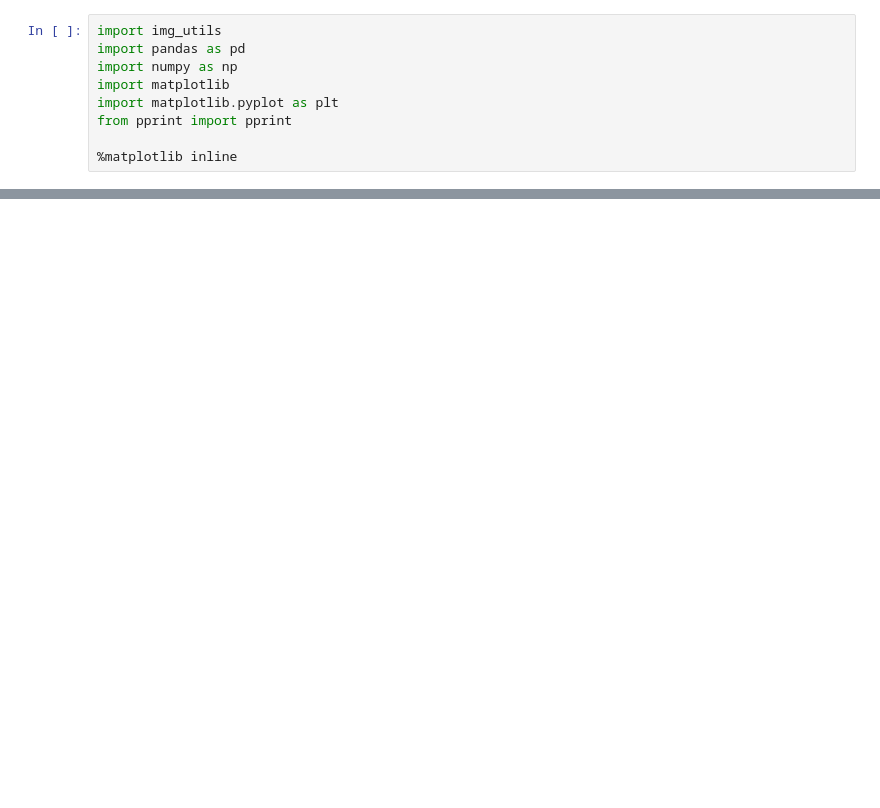
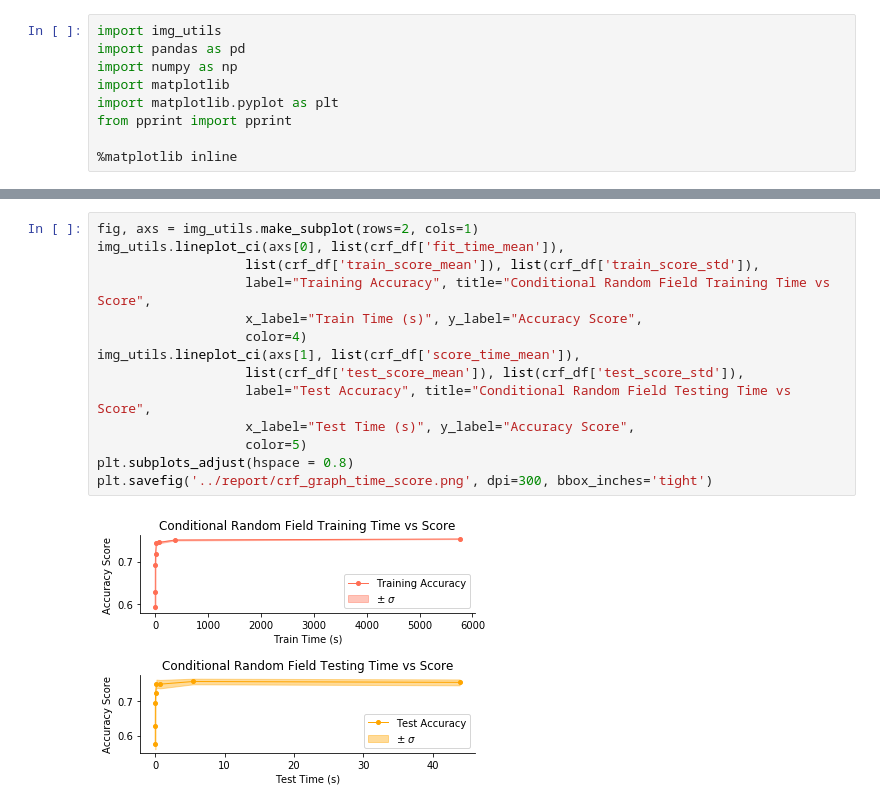
Before and after one commit to nextBillyonair/PGMImageInterpolation, a Jupyter notebook: src/ResultPlotting.ipynb, the cells around one changed output, grey strips where cells are left out. Drawn from its saved outputs; the diff is of its cells as text; blank space fills up the shorter version.

```diff
--- a/src/ResultPlotting.ipynb
+++ b/src/ResultPlotting.ipynb
@@ -203,0 +204,16 @@ plt.subplots_adjust(hspace = 0.8)
+# %%
+fig, axs = img_utils.make_subplot(rows=2, cols=1)
+img_utils.lineplot_ci(axs[0], list(crf_df['fit_time_mean']),
+                   list(crf_df['train_score_mean']), list(crf_df['train_score_std']),
+                   label="Training Accuracy", title="Conditional Random Field Training Time vs Score",
+                   x_label="Train Time (s)", y_label="Accuracy Score",
+                   color=4)
+img_utils.lineplot_ci(axs[1], list(crf_df['score_time_mean']),
+                   list(crf_df['test_score_mean']), list(crf_df['test_score_std']),
+                   label="Test Accuracy", title="Conditional Random Field Testing Time vs Score",
+                   x_label="Test Time (s)", y_label="Accuracy Score",
+                   color=5)
+plt.subplots_adjust(hspace = 0.8)
+plt.savefig('../report/crf_graph_time_score.png', dpi=300, bbox_inches='tight')
+# %% [output]
+[figure, added]
```
Also changed, not shown: parts of 16 cells of this notebook, 4 other files.
